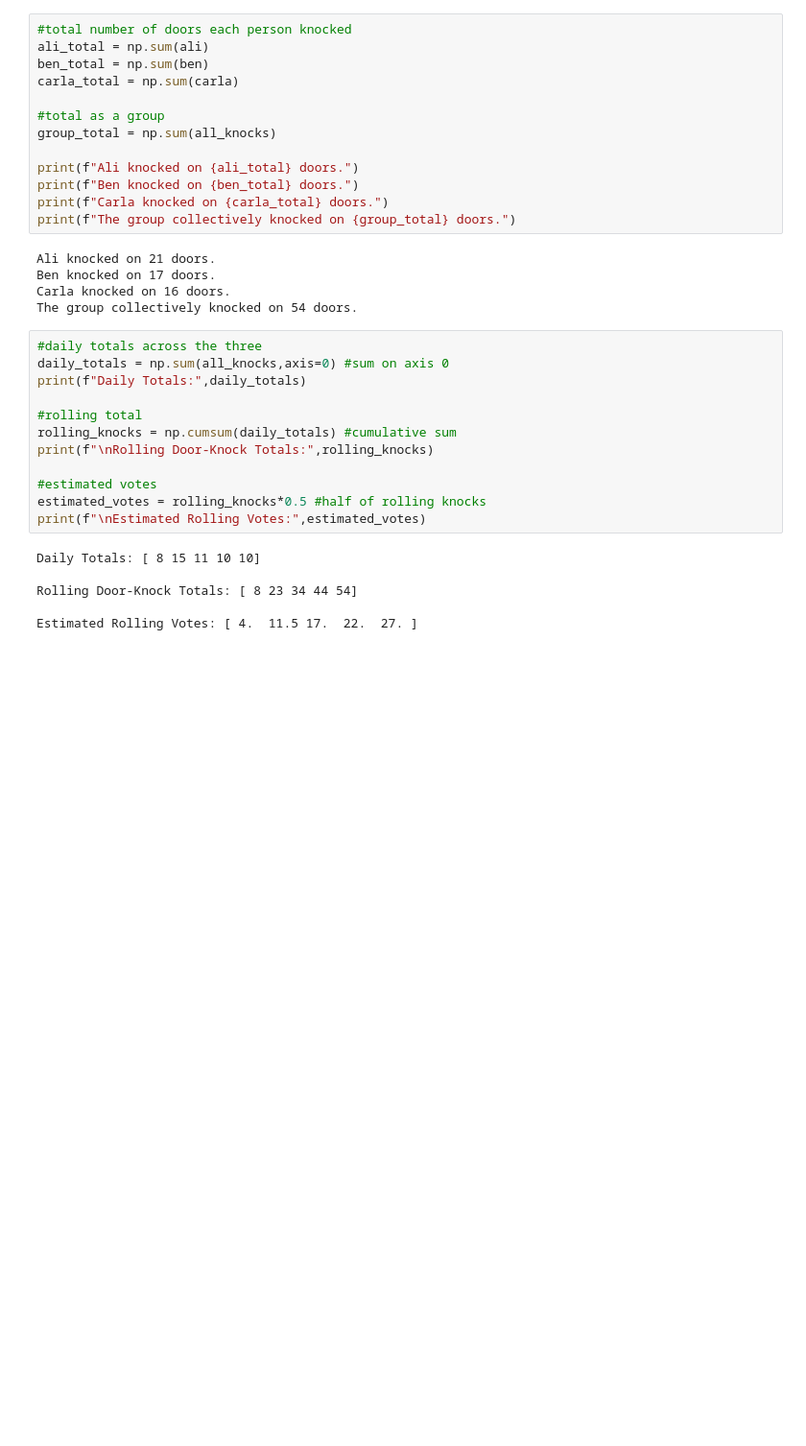
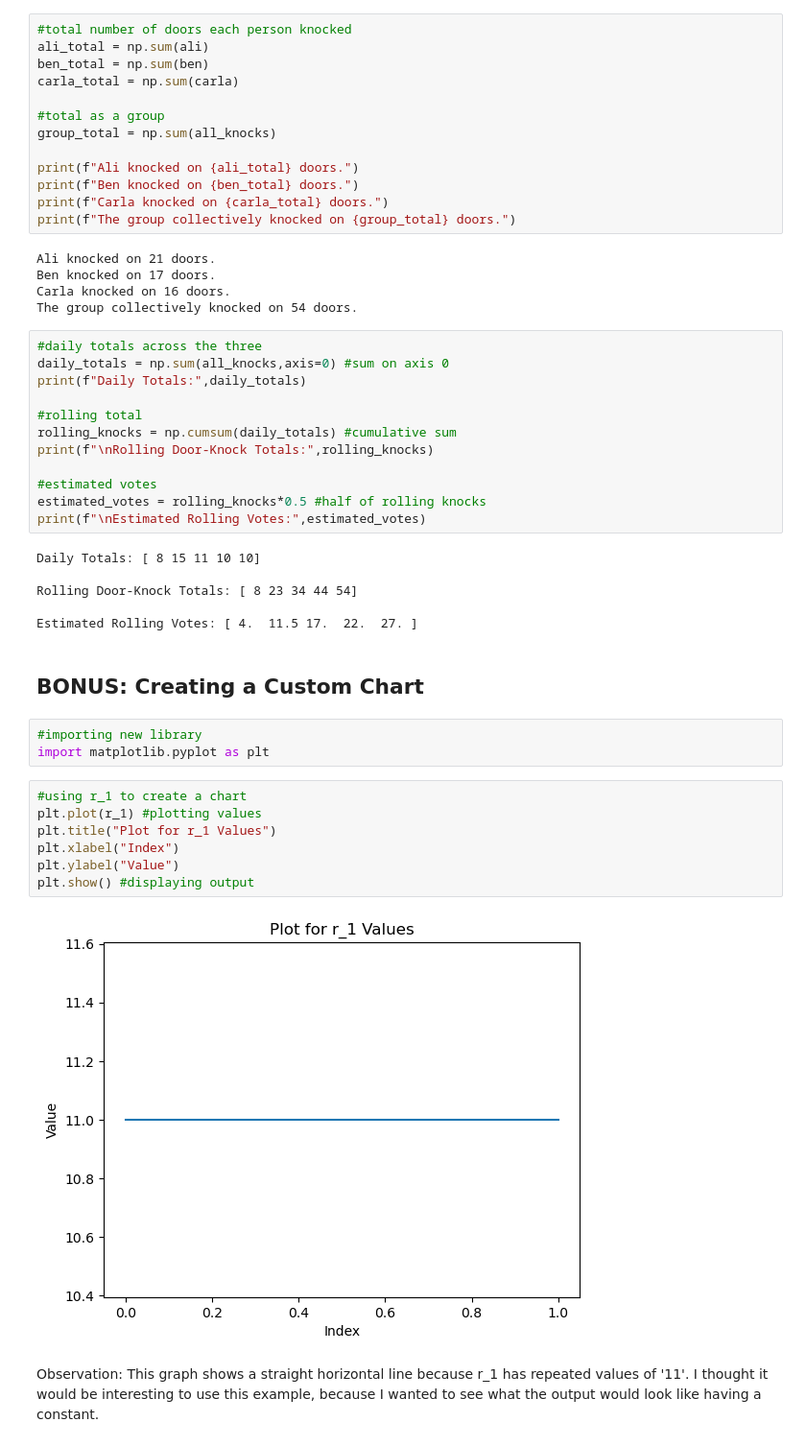
Before and after one commit to anchan-hm/DataAnalytics-2026, a Jupyter notebook: week-07/Ex1C_Operations_on_Arrays.ipynb, the cells around one changed output. Shown at 96% size. Cells and saved outputs as stored; diff of their text form; blank space fills up the shorter version.

```diff
--- a/week-07/Ex1C_Operations_on_Arrays.ipynb
+++ b/week-07/Ex1C_Operations_on_Arrays.ipynb
@@ -448,3 +448,21 @@ Daily Totals: [ 8 15 11 10 10]
 Rolling Door-Knock Totals: [ 8 23 34 44 54]
 
 Estimated Rolling Votes: [ 4.  11.5 17.  22.  27. ]
+# %% [markdown]
+## BONUS: Creating a Custom Chart
+# %%
+#importing new library
+import matplotlib.pyplot as plt
+# %%
+#using r_1 to create a chart
+plt.plot(r_1) #plotting values
+plt.title("Plot for r_1 Values")
+plt.xlabel("Index")
+plt.ylabel("Value")
+plt.show() #displaying output
+# %% [output]
+[figure, added]
+# %% [markdown]
+Observation:
+This graph shows a straight horizontal line because r_1 has repeated values of '11'.
+I thought it would be interesting to use this example, because I wanted to see what the output would look like having a constant.
```
Also changed, not shown: parts of 18 cells of this notebook, 3 other files.
